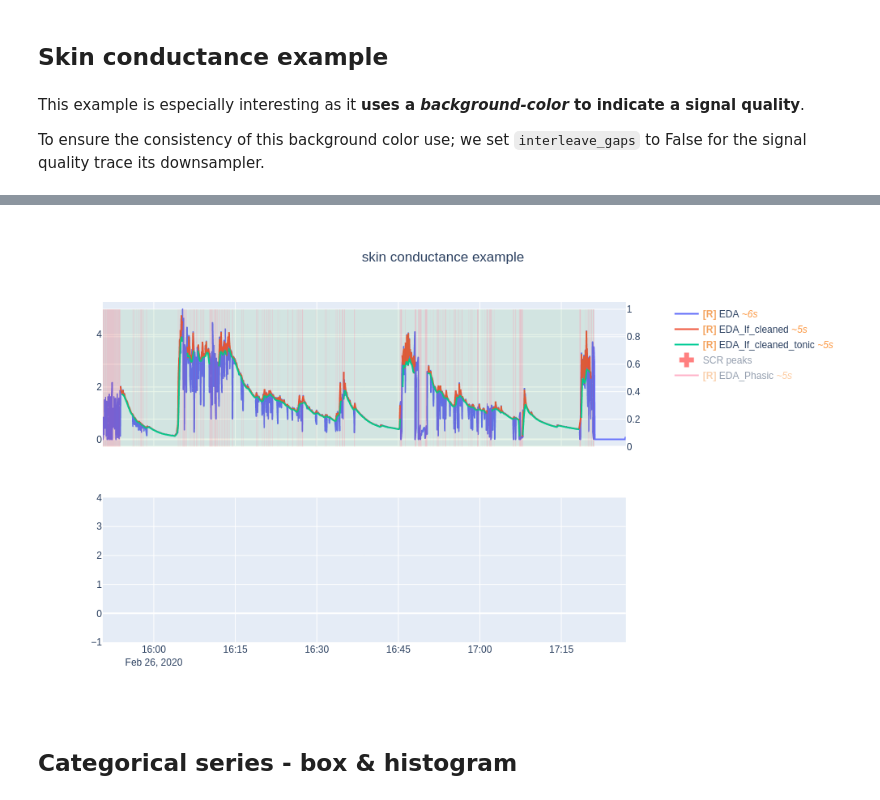
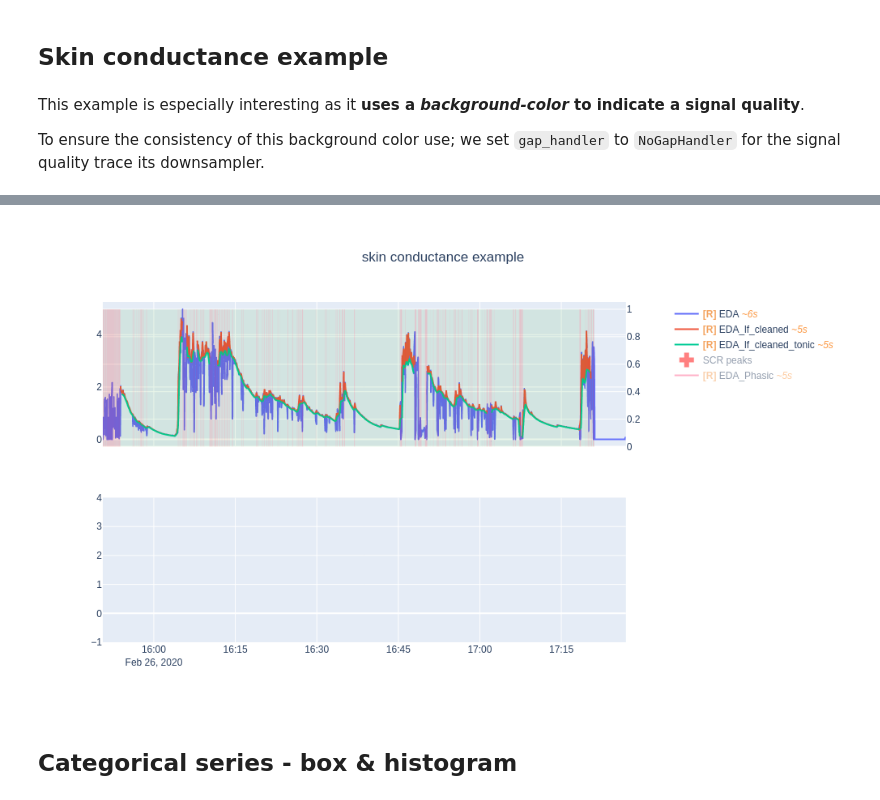
Before and after one commit to predict-idlab/plotly-resampler, a Jupyter notebook: examples/basic_example.ipynb, the cells around one changed output, grey strips where cells are left out. Saved outputs shown, nothing was run; the diff lists cells and outputs as text; code cells hidden in the pictures.

```diff
--- a/examples/basic_example.ipynb
+++ b/examples/basic_example.ipynb
@@ -409,7 +479,8 @@ fig.add_trace(
     ),
     hf_hovertext="mean last hour: "
     + df_gusb_pool.rolling("1h").mean().astype(int).astype(str),
-    downsampler=EveryNthPoint(interleave_gaps=False),
+    downsampler=EveryNthPoint(),
+    gap_handler=NoGapHandler(),
     row=1,
     col=1,
 )
@@ -571,7 +641,7 @@ fr_fig.hf_data[1]["y"] = -(noisy_sine**2)
 # %% [markdown]
 This example is especially interesting as it **uses a _background-color_ to indicate a signal quality**.
 
-To ensure the consistency of this background color use; we set `interleave_gaps` to False for the signal quality trace its downsampler.
+To ensure the consistency of this background color use; we set `gap_handler` to `NoGapHandler` for the signal quality trace its downsampler.
 # %%
 df_gsr = pd.read_parquet("data/processed_gsr.parquet")
 # %%
@@ -631,36 +701,36 @@ for sqi_col, col_or in [
             fill="tozeroy",
             fillcolor=col_or,
             opacity=0.1 if "good" in sqi_col else 0.2,
             line_shape="hv",
             name=sqi_col,
             showlegend=False,
         ),
-        # The most important thing here is that interleave gaps is set to True
+        # The most important thing here is that we do not interleave gaps
         # Additionally, the limit-to-view also ensures that the autoscale is not
         # disturbed.
-        # downsampler=EveryNthPoint(interleave_gaps=False),
+        gap_handler=NoGapHandler(),
         limit_to_view=True,
         secondary_y=True,
     )
 
 
 # -------------------------------- ROW 2 --------------------------------
 # show the phasic EDA component
 fig.add_trace(
     {"name": "EDA_Phasic", "visible": "legendonly", "type": "scattergl"},
     hf_x=df_gsr.index,
     hf_y=df_gsr["EDA_Phasic"],
     row=2,
     col=1,
 )
 
 fig.show_dash(mode="inline_persistent", port=9022)
 
 if USE_PNG:
     fig.show(renderer="png", width=1000, height=600)
 # %% [output]
 [interactive output not drawn]
-[figure, old version]
+[figure, new version]
 # %% [markdown]
 ## Categorical series - box & histogram
 # %% [markdown]
```
Also changed, not shown: parts of 14 cells of this notebook.
